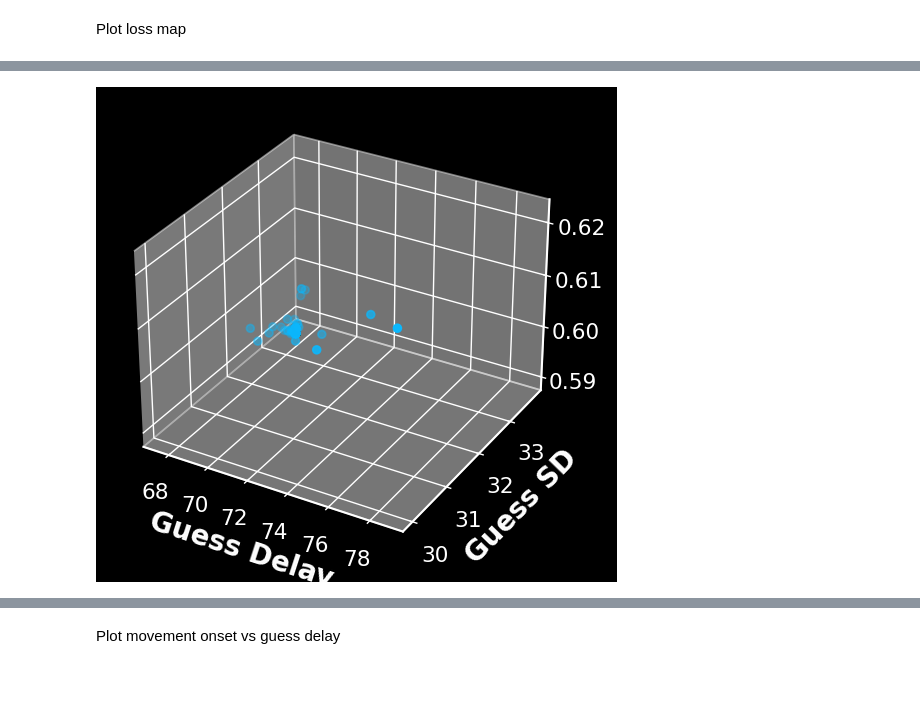
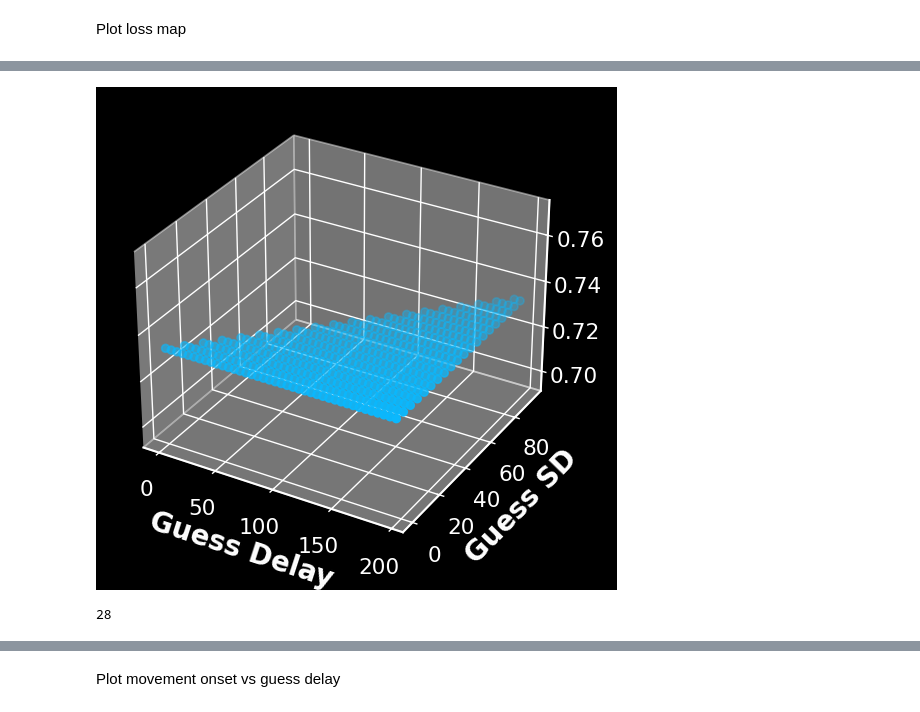
Before and after one commit to SethSullivan/MatchPennies-Agent-Expirement, a Jupyter notebook: scripts/Optimal_Stopping_Model_Compare_No_Switch_Cost_To_Switch_Cost_Only_Optimals.ipynb, the cells around one changed output, grey strips where cells are left out. Cells and saved outputs as stored; diff of their text form; code cells hidden in the pictures; blank space fills up the shorter version.

```diff
--- a/scripts/Optimal_Stopping_Model_Compare_No_Switch_Cost_To_Switch_Cost_Only_Optimals.ipynb
+++ b/scripts/Optimal_Stopping_Model_Compare_No_Switch_Cost_To_Switch_Cost_Only_Optimals.ipynb
@@ -180,7 +198,7 @@ model_switch = oso.ModelConstructor(
     electromechanical_delay={"true": 50, "exp": 50},
     electromechanical_sd={"true": 10, "exp": 10},
     switch_cost_exists = True,
-    expected=False,
+    expected=False, # Aka we run the model if they have full knowledge of the delay
     win_reward=win_reward,
     incorrect_cost=incorrect_cost,
     indecision_cost=indecision_cost,
@@ -191,10 +209,10 @@ if True:
                         'gamble_switch_delay':model_switch.inputs.gamble_switch_delay['true'],
                         'gamble_switch_sd': model_switch.inputs.gamble_switch_sd['true'],
                         }
-    # free_params_init = {
-    #                     'gamble_switch_delay':0,
-    #                     'gamble_switch_sd': 0,
-    #                     }
+    free_params_init = {
+                        'gamble_switch_delay':0,
+                        'gamble_switch_sd': 0,
+                        }
     # targets = np.array(
     #     [np.nanmedian(np.nanmedian(group.player_task_leave_time, axis=2),axis=0),
     #     np.nanmedian(group.player_perc_wins,axis=0)/100,
@@ -215,15 +233,15 @@ if True:
     ])
     results_metric_keys = ['prob_indecision']
 
-    model_fit_object = oso.ModelFitting(model=model_switch)
-    res = model_fit_object.run_model_fit_procedure(
+    model_fit_object_known = oso.ModelFitting(model=model_switch)
+    res = model_fit_object_known.run_model_fit_procedure(
             free_params_init=free_params_init,
             targets=behavior_targets,
             drop_condition_from_loss=4, # Drop 1200 50
             metric_keys=behavior_metric_keys,
             bnds=None,
             tol=0.000000001,
-            method='Nelder-Mead',
+            method='brute',
 
         )
     print(f'Switch Delay: {model_switch.inputs.gamble_switch_delay}')
@@ -337,25 +354,32 @@ Plot loss map
 # %%
 %matplotlib inline
-if model_fit_object.parameter_arr.squeeze().ndim==1:
+#* Set model fit object
+fit_object = model_fit_object_unknown
+
+if fit_object.parameter_arr.squeeze().ndim==1:
     plt.ioff()
-    params = np.array(model_fit_object.parameter_arr)
-    loss = model_fit_object.loss_store
+    params = np.array(fit_object.parameter_arr)
+    loss = fit_object.loss_store
     fig = plt.figure()
     ax = fig.add_subplot()
     ax.scatter(params, loss)
     ax.set_xlabel('Guess Delay')
     ax.set_ylabel('Loss')
     ax.set_ylim(0,6)
     plt.show()
 else:
     plt.ion()
-    params = np.array(model_fit_object.parameter_arr)
-    loss = model_fit_object.loss_store
+    params = np.array(fit_object.parameter_arr)
+    loss = fit_object.loss_store
     fig = plt.figure()
     ax = fig.add_subplot(projection='3d')
     ax.scatter(params[:,0], params[:,1], loss)
     ax.set_xlabel('Guess Delay')
     ax.set_ylabel('Guess SD')
     # plt.show()
 # %% [output]
-[figure, old version]
+[figure, new version]
+# %%
+np.count_nonzero(params[:,1] ==30)
+# %% [output]
+28
```
Also changed, not shown: parts of 18 cells of this notebook.
